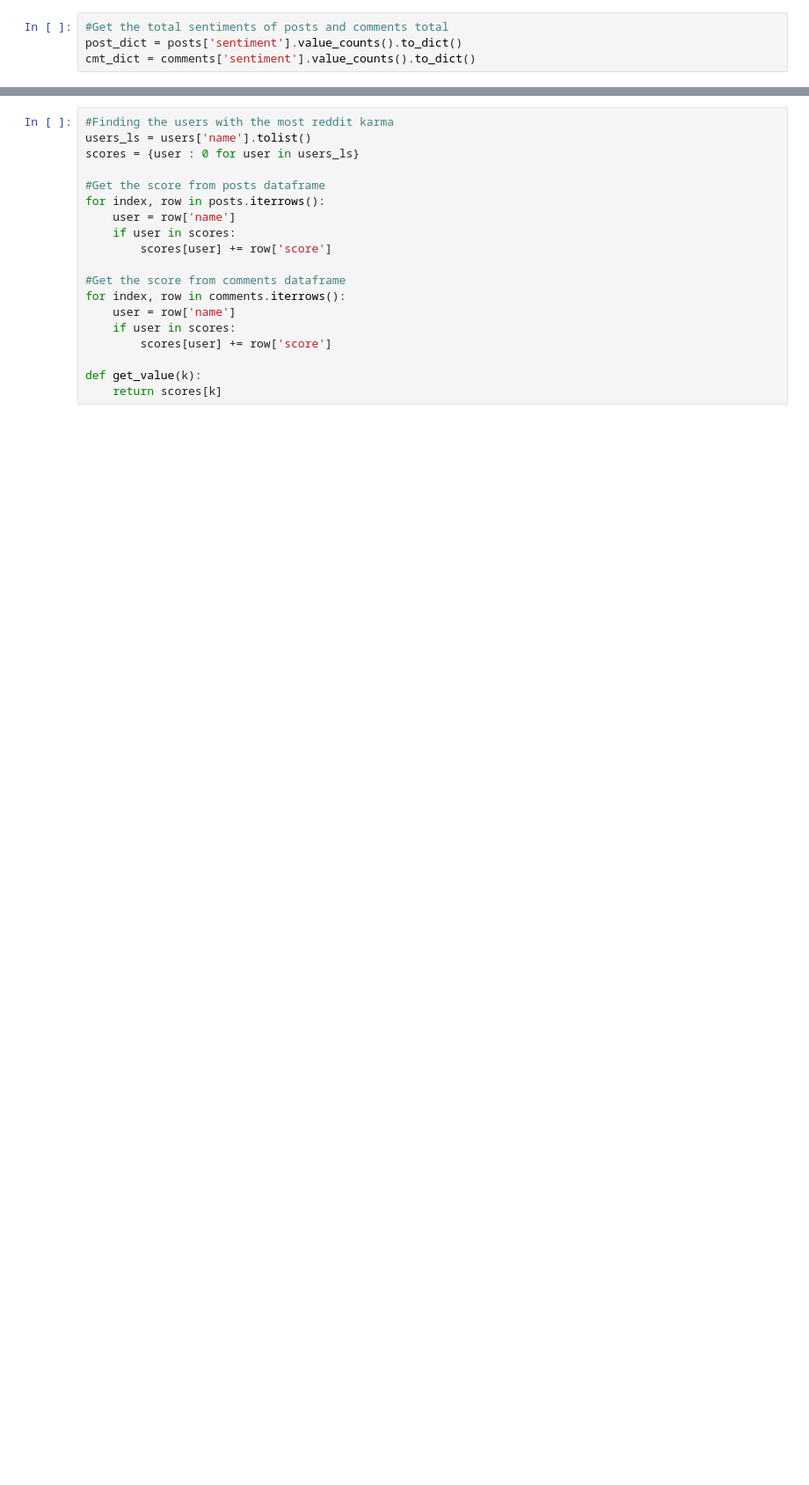
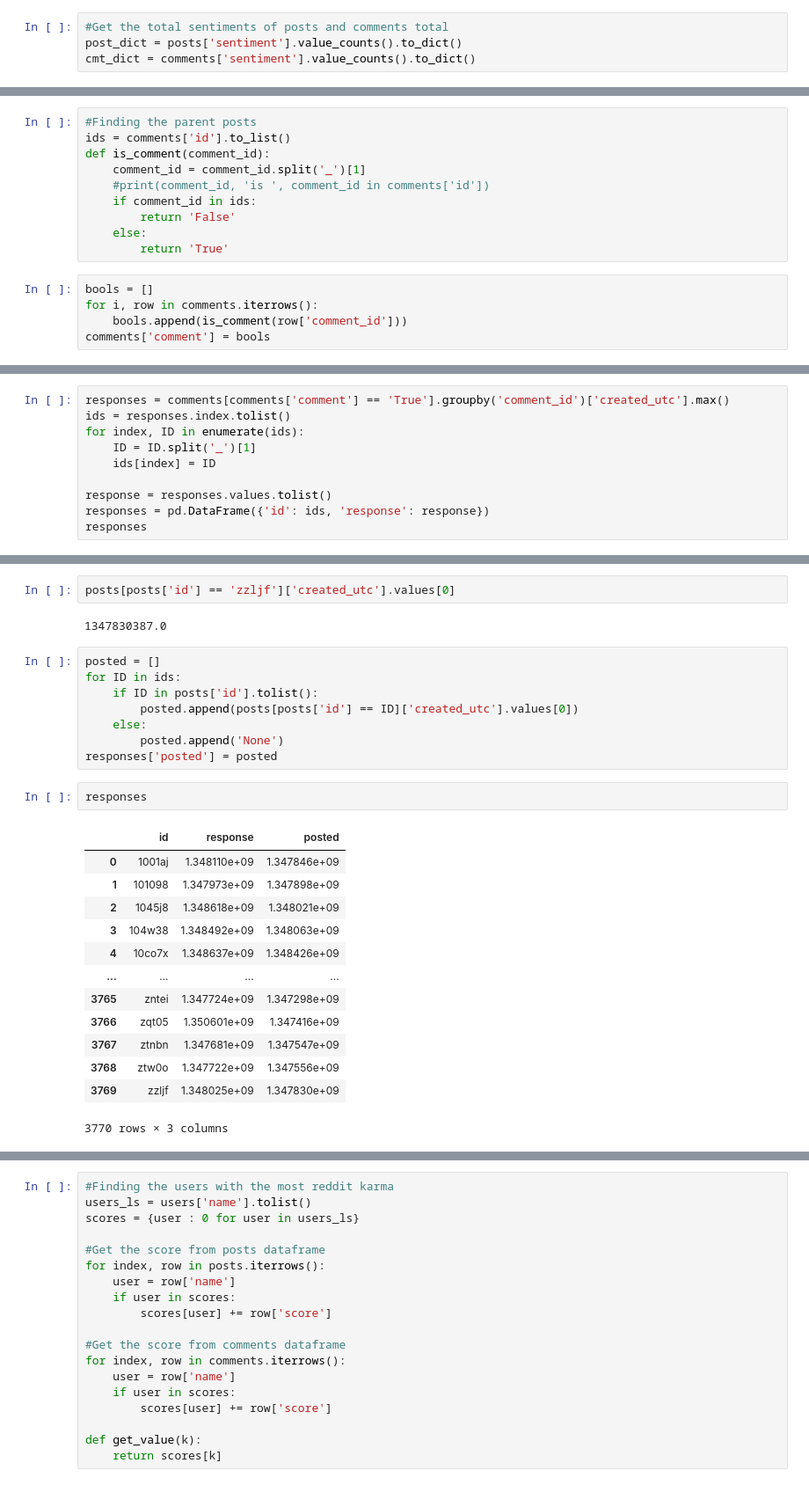
Before and after one commit to Kn99HN/R_NYU_Analysis, a Jupyter notebook: Analysis.ipynb, the cells around one changed output, grey strips where cells are left out. Shown at 88% size. Saved outputs shown, nothing was run; the diff lists cells and outputs as text; blank space fills up the shorter version.

```diff
--- a/Analysis.ipynb
+++ b/Analysis.ipynb
@@ -404,0 +442,15 @@ fig.show()
+# %%
+#Finding the parent posts
+ids = comments['id'].to_list()
+def is_comment(comment_id):
+    comment_id = comment_id.split('_')[1]
+    #print(comment_id, 'is ', comment_id in comments['id'])
+    if comment_id in ids:
+        return 'False'
+    else:
+        return 'True'
+# %%
+bools = []
+for i, row in comments.iterrows():
+    bools.append(is_comment(row['comment_id']))
+comments['comment'] = bools
@@ -404,0 +478,10 @@ fig.show()
+# %%
+responses = comments[comments['comment'] == 'True'].groupby('comment_id')['created_utc'].max()
+ids = responses.index.tolist()
+for index, ID in enumerate(ids):
+    ID = ID.split('_')[1]
+    ids[index] = ID
+
+response = responses.values.tolist()
+responses = pd.DataFrame({'id': ids, 'response': response})
+responses
@@ -404,0 +502,28 @@ fig.show()
+# %%
+posts[posts['id'] == 'zzljf']['created_utc'].values[0]
+# %% [output]
+1347830387.0
+# %%
+posted = []
+for ID in ids:
+    if ID in posts['id'].tolist():
+        posted.append(posts[posts['id'] == ID]['created_utc'].values[0])
+    else:
+        posted.append('None')
+responses['posted'] = posted
+# %%
+responses
+# %% [output]
+|  | id | response | posted |
+| 0 | 1001aj | 1.348110e+09 | 1.347846e+09 |
+| 1 | 101098 | 1.347973e+09 | 1.347898e+09 |
+| 2 | 1045j8 | 1.348618e+09 | 1.348021e+09 |
+| 3 | 104w38 | 1.348492e+09 | 1.348063e+09 |
+| 4 | 10co7x | 1.348637e+09 | 1.348426e+09 |
+| ... | ... | ... | ... |
+| 3765 | zntei | 1.347724e+09 | 1.347298e+09 |
+| 3766 | zqt05 | 1.350601e+09 | 1.347416e+09 |
+| 3767 | ztnbn | 1.347681e+09 | 1.347547e+09 |
+| 3768 | ztw0o | 1.347722e+09 | 1.347556e+09 |
+| 3769 | zzljf | 1.348025e+09 | 1.347830e+09 |
+3770 rows × 3 columns
```
Also changed, not shown: parts of 21 cells of this notebook, 1 other file.
